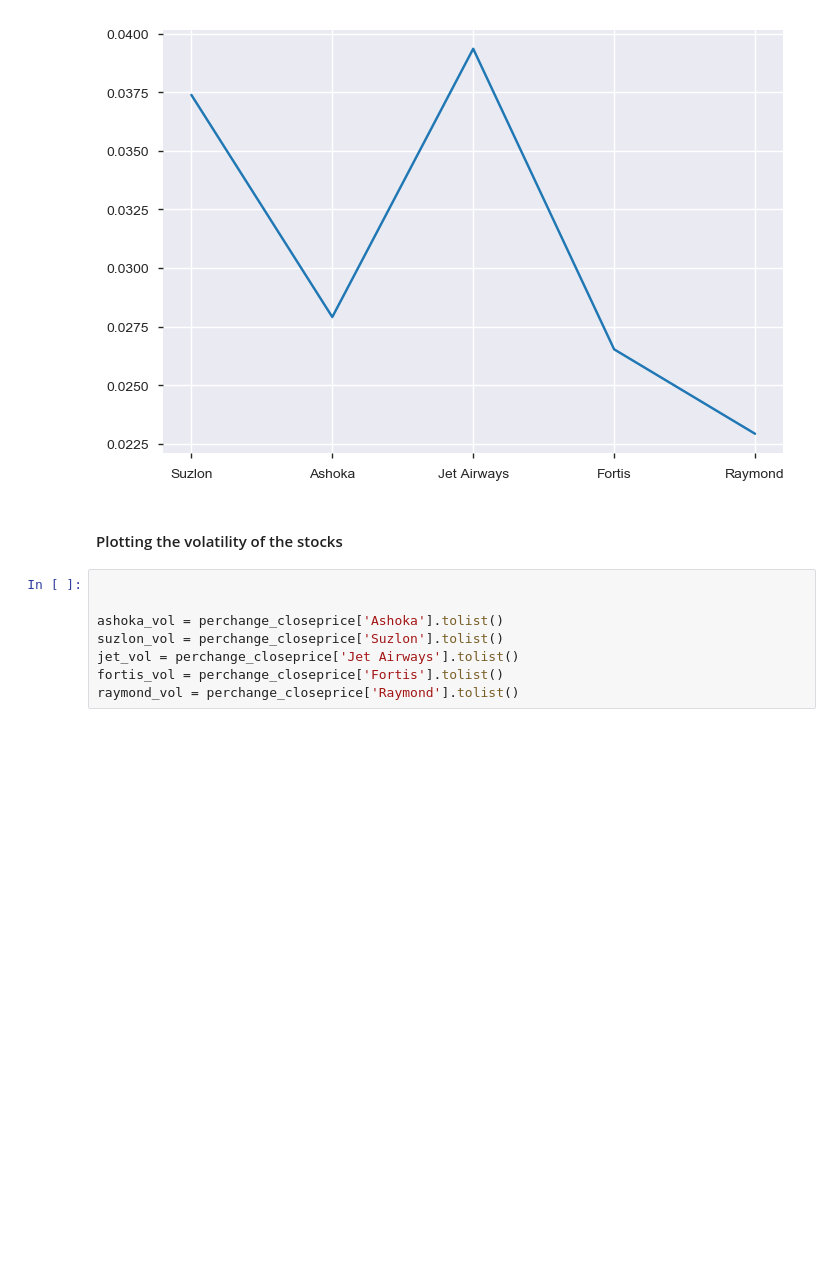
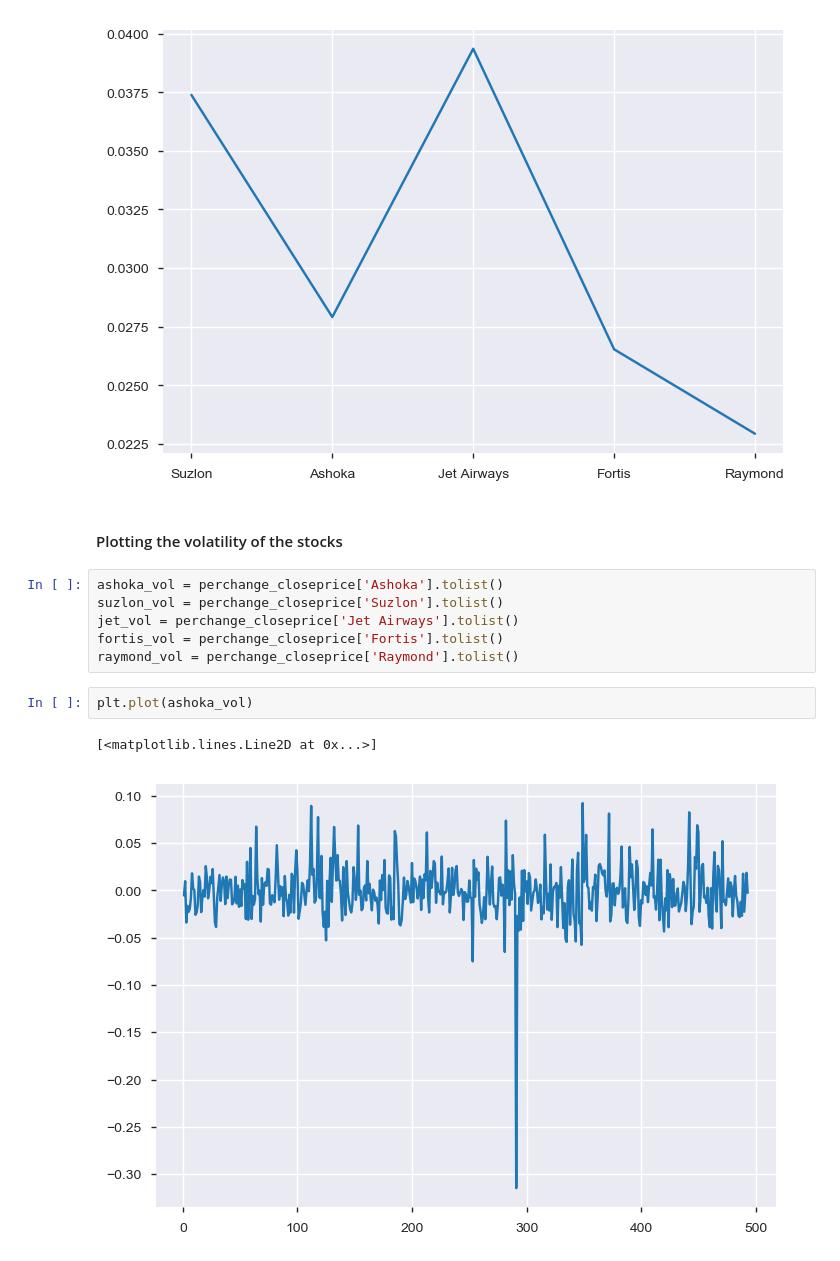
Before and after one commit to atkrish0/securitized-asset-analysis, a Jupyter notebook: 2 - Plotting in Financial Markets.ipynb, the cells around one changed output. Saved outputs shown, nothing was run; the diff lists cells and outputs as text; blank space fills up the shorter version.

```diff
--- a/2 - Plotting in Financial Markets.ipynb
+++ b/2 - Plotting in Financial Markets.ipynb
@@ -402,13 +402,16 @@ plt.plot(perchange_closeprice.std())
 # %% [markdown]
 #### Plotting the volatility of the stocks
 # %%
-
-
 ashoka_vol = perchange_closeprice['Ashoka'].tolist()
 suzlon_vol = perchange_closeprice['Suzlon'].tolist()
 jet_vol = perchange_closeprice['Jet Airways'].tolist()
 fortis_vol = perchange_closeprice['Fortis'].tolist()
 raymond_vol = perchange_closeprice['Raymond'].tolist()
+# %%
+plt.plot(ashoka_vol)
+# %% [output]
+[<matplotlib.lines.Line2D at 0x...>]
+[figure, added]
 # %%
 plt.plot(ashoka_vol)
 plt.plot(suzlon_vol)
```
Also changed, not shown: parts of 13 cells of this notebook.
